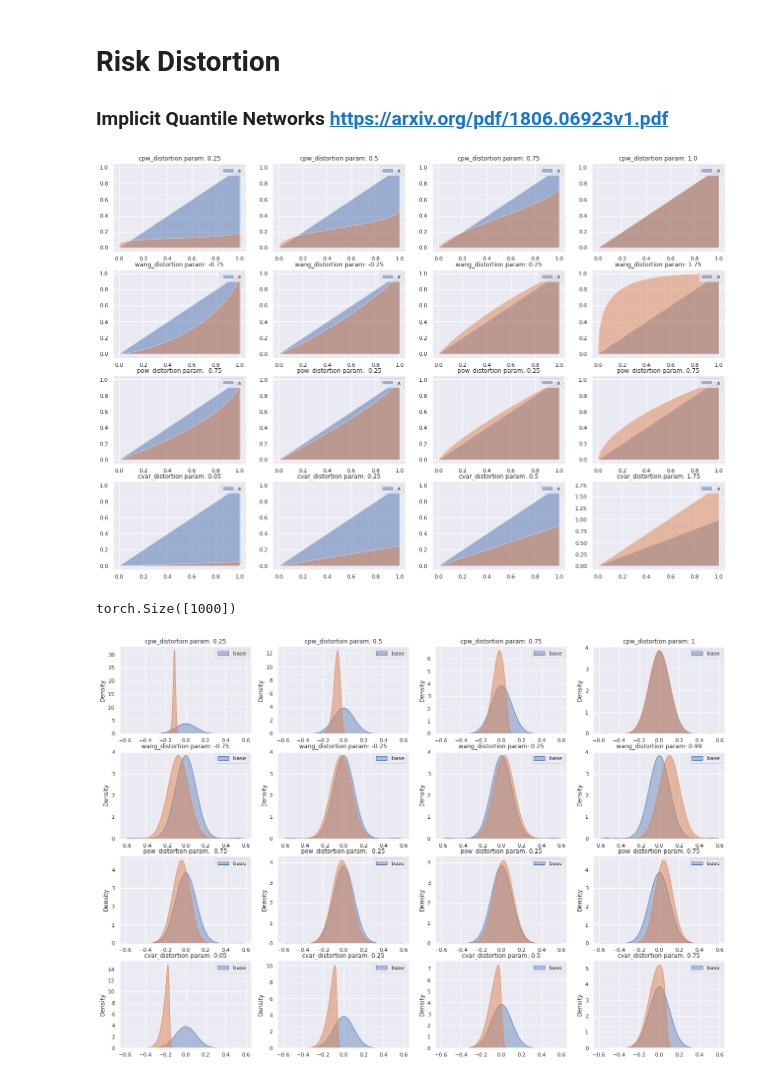
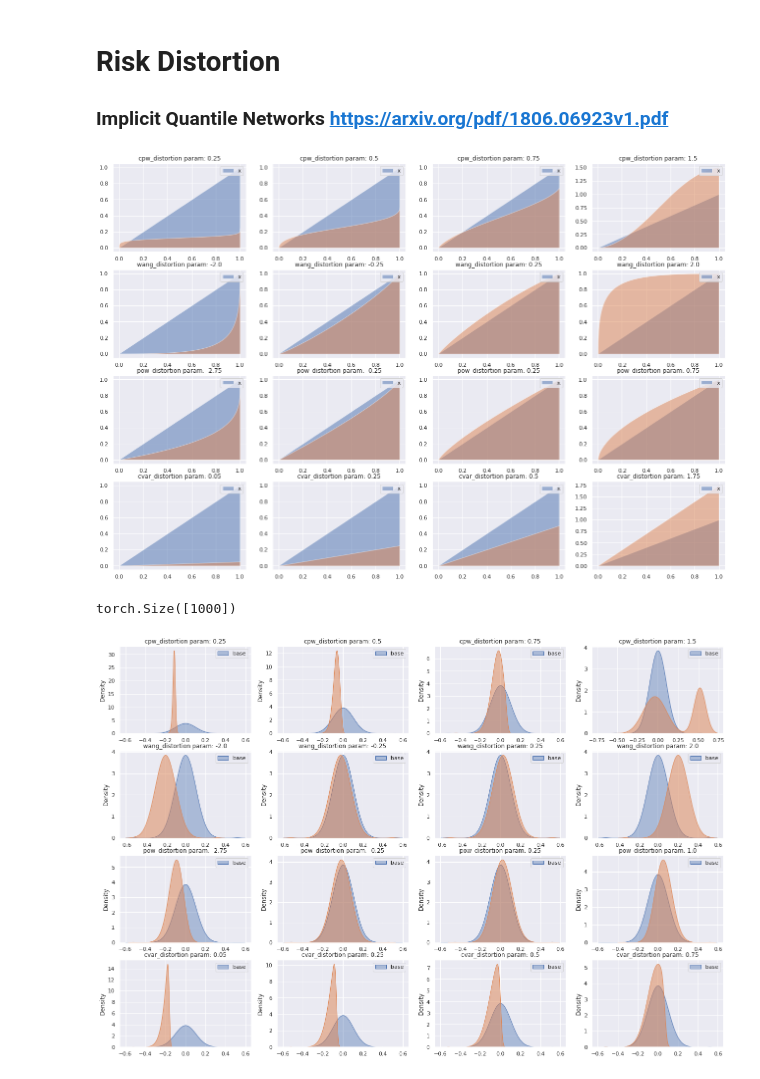
Before and after one commit to Hanwant/madigan, a Jupyter notebook: notebooks/risk_distortion.ipynb, the cells around one changed output. Saved outputs shown, nothing was run; the diff lists cells and outputs as text; code cells hidden in the pictures.

```diff
--- a/notebooks/risk_distortion.ipynb
+++ b/notebooks/risk_distortion.ipynb
@@ -46,9 +46,9 @@ p = torch.linspace(1e-7, 1-1e-7, 1000)
 x = torch.linspace(-3, 3, 1000)
 # %%
 fig, ax = plt.subplots(4, 4, figsize = (22, 15))
-for i, (func, params) in enumerate(((cpw_distortion, (.25, .5, .75, 1.)),
-                                     (wang_distortion, (-.75, -.25, .25, 1.75)),
-                                    (pow_distortion, (-.75, -.25, .25, .75)),
+for i, (func, params) in enumerate(((cpw_distortion, (.25, .5, .75, 1.5)),
+                                     (wang_distortion, (-2., -.25, .25, 2.)),
+                                    (pow_distortion, (-2.75, -.25, .25, .75)),
                                     (cvar_distortion, (.05, .25, .5, 1.75))
                                     )):
     for j, param in enumerate(params):
@@ -59,7 +59,7 @@ for i, (func, params) in enumerate(((cpw_distortion, (.25, .5, .75, 1.)),
         ax[i, j].legend()
 #     ax.legend()
 # %% [output]
-[figure, old version]
+[figure, new version]
 # %%
 def make_dist(x):
     dist1 = torch.distributions.Normal(0.5, .2).cdf(x)
@@ -75,16 +75,16 @@ torch.Size([1000])
 # %%
 fig, ax = plt.subplots(4, 4, figsize = (22, 15))
 _x = dist.icdf(p)
-for i, (func, params) in enumerate(((cpw_distortion, (.25, .5, .75, 1)),
-                                     (wang_distortion, (-.75, -.25, .25, .99)),
-                                    (pow_distortion, (-.75, -.25, .25, .75)),
+for i, (func, params) in enumerate(((cpw_distortion, (.25, .5, .75, 1.5)),
+                                     (wang_distortion, (-2., -.25, .25, 2.)),
+                                    (pow_distortion, (-2.75, -.25, .25, 1.)),
                                     (cvar_distortion, (.05, .25, .5, .75))
                                     )):
     for j, param in enumerate(params):
         distorted = torch.clip(func(param, p), 1e-7, 1-1e-7)
         sns.kdeplot(_x, label='base', alpha=.4, fill=True, ax=ax[i, j])
         sns.kdeplot(dist.icdf(distorted), alpha=.5, fill=True, ax=ax[i, j])
         ax[i, j].set_title(f'{func.__name__} param: {param}')
         ax[i, j].legend()
 # %% [output]
-[figure, old version]
+[figure, new version]
```
Also changed, not shown: parts of 1 cell of this notebook, 5 other files.
